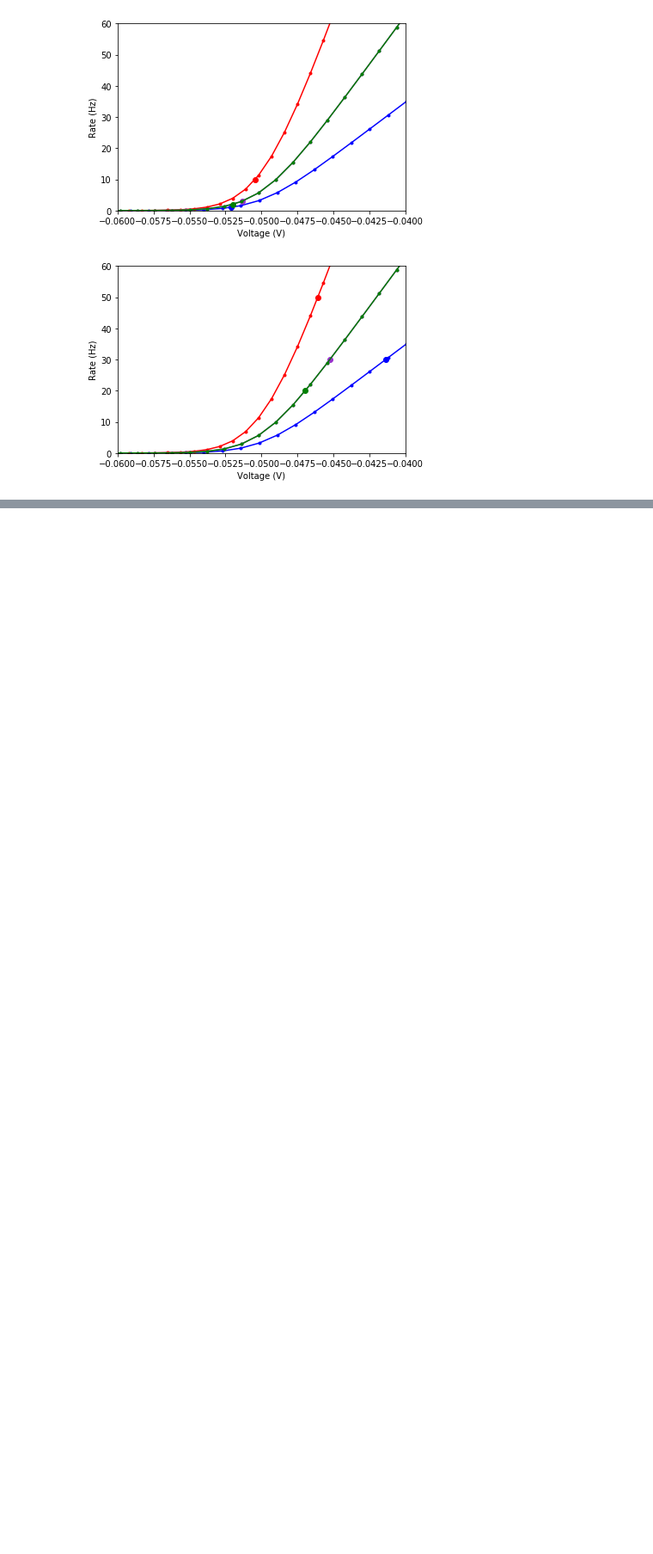
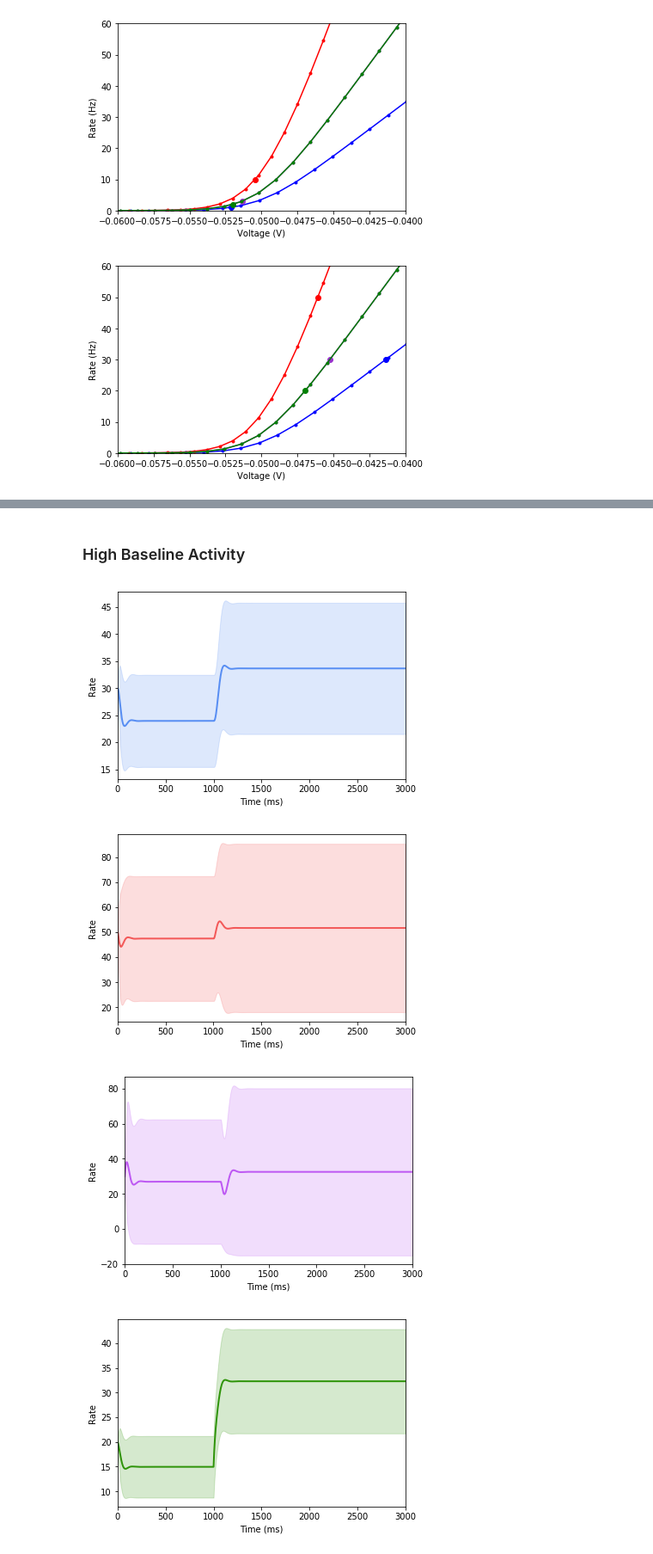
Before and after one commit to OpenSourceBrain/del-Molino2017, a Jupyter notebook: notebooks/Figures.ipynb, the cells around one changed output, grey strips where cells are left out. Shown at 86% size. Cells and saved outputs as stored; diff of their text form; code cells hidden in the pictures; blank space fills up the shorter version.

Commit message:
notebook: nicer plot of the mean and std rate for each population

```diff
--- a/notebooks/Figures.ipynb
+++ b/notebooks/Figures.ipynb
@@ -132 +197,21 @@ pyNeuroML >>> Reloading data specified in LEMS file: ../NeuroML/Fig1/LEMS_RateBa
+# %% [markdown]
+### High Baseline Activity
+# %%
+# Iterate over all 4 popualtions, save the results and plot the mean and standard deviation acrate activity
+# for each population
+for pop_idx, pop in enumerate(units):
+    fig, ax = plt.subplots(1)
+    plt.xlabel('Time (ms)')
+    plt.ylabel('Rate')
+    pop_data = np.zeros((len(results_high['t']), n_pops[pop_idx]))
+
+    for n_pop in range(n_pops[pop_idx]):
+        pop_unit =  '%sPop/%d/%s/r' %(pop, n_pop, pop.upper())
+        pop_data[:, n_pop] = results_high[pop_unit]
+    plt_filled_std(ax, pop_data, lcolours[pop_idx])
+# %% [output]
+[figure, added]
+[figure, added]
+[figure, added]
+[figure, added]
 # %% [markdown]
```
Also changed, not shown: parts of 9 cells of this notebook.
